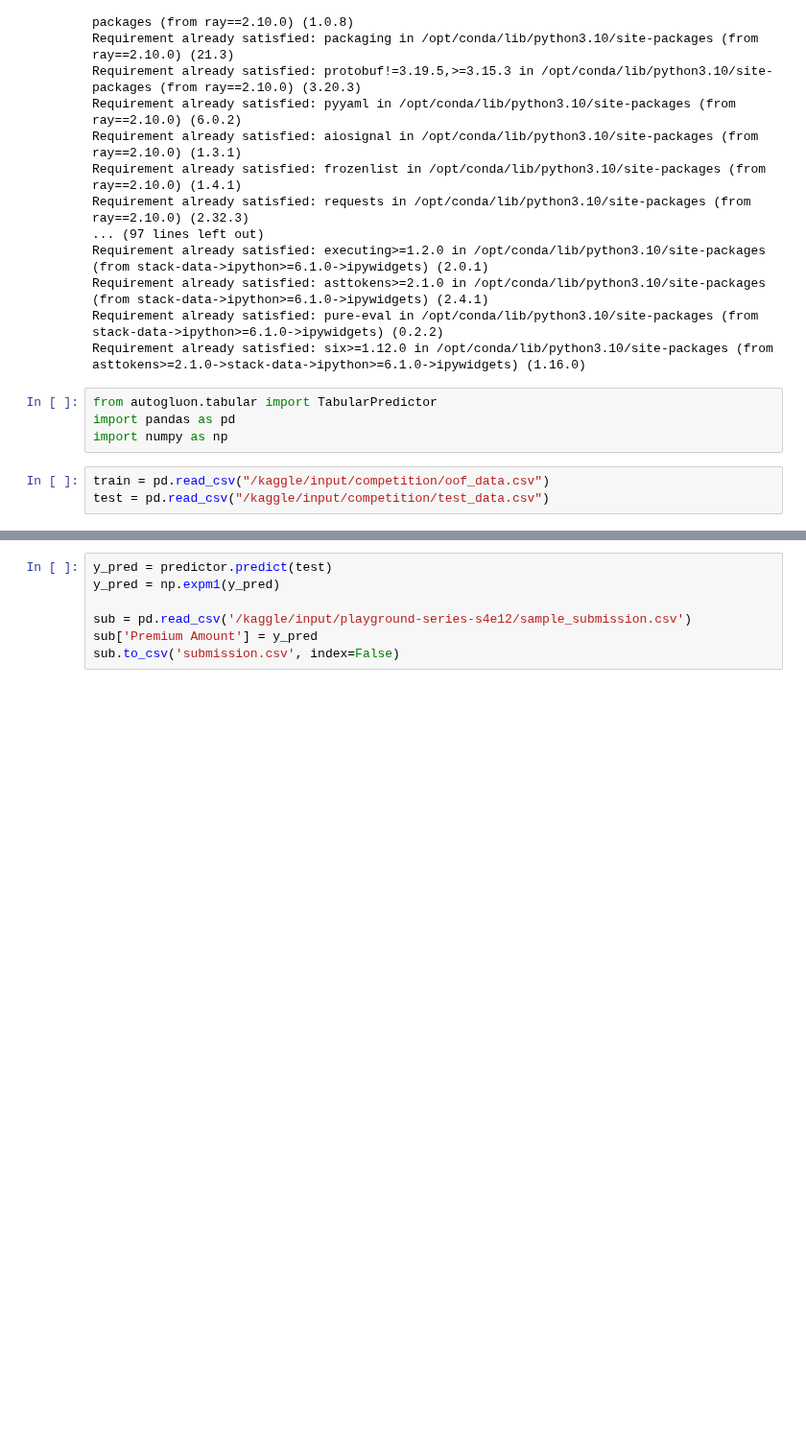
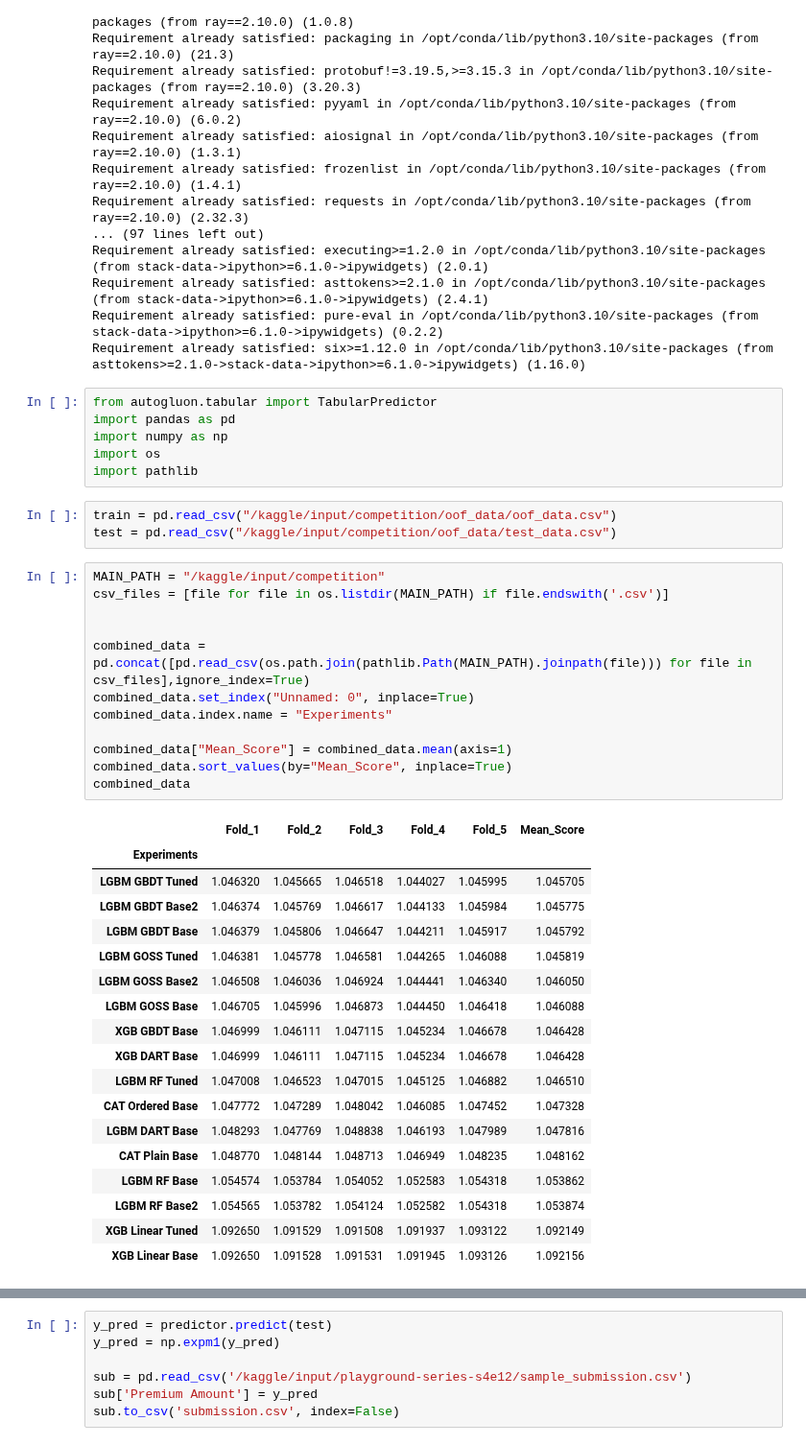
Before and after one commit to egonos/Data-Science-Projects, a Jupyter notebook: Kaggle Competitions/Kaggle Playground S4E12/Notebooks/Autogluon Prediction.ipynb, the cells around one changed output, grey strips where cells are left out. Shown at 96% size. Saved outputs shown, nothing was run; the diff lists cells and outputs as text; blank space fills up the shorter version.

```diff
--- a/Kaggle Competitions/Kaggle Playground S4E12/Notebooks/Autogluon Prediction.ipynb
+++ b/Kaggle Competitions/Kaggle Playground S4E12/Notebooks/Autogluon Prediction.ipynb
@@ -24,9 +24,42 @@ Requirement already satisfied: six>=1.12.0 in /opt/conda/lib/python3.10/site-pac
 from autogluon.tabular import TabularPredictor
 import pandas as pd
 import numpy as np
+import os
+import pathlib
 # %%
-train = pd.read_csv("/kaggle/input/competition/oof_data.csv")
-test = pd.read_csv("/kaggle/input/competition/test_data.csv")
+train = pd.read_csv("/kaggle/input/competition/oof_data/oof_data.csv")
+test = pd.read_csv("/kaggle/input/competition/oof_data/test_data.csv")
+# %%
+MAIN_PATH = "/kaggle/input/competition"
+csv_files = [file for file in os.listdir(MAIN_PATH) if file.endswith('.csv')]
+
+
+combined_data = pd.concat([pd.read_csv(os.path.join(pathlib.Path(MAIN_PATH).joinpath(file))) for file in csv_files],ignore_index=True)
+combined_data.set_index("Unnamed: 0", inplace=True)
+combined_data.index.name = "Experiments"
+
+combined_data["Mean_Score"] = combined_data.mean(axis=1)
+combined_data.sort_values(by="Mean_Score", inplace=True)
+combined_data
+# %% [output]
+|  | Fold_1 | Fold_2 | Fold_3 | Fold_4 | Fold_5 | Mean_Score |
+| Experiments |  |  |  |  |  |  |
+| LGBM GBDT Tuned | 1.046320 | 1.045665 | 1.046518 | 1.044027 | 1.045995 | 1.045705 |
+| LGBM GBDT Base2 | 1.046374 | 1.045769 | 1.046617 | 1.044133 | 1.045984 | 1.045775 |
+| LGBM GBDT Base | 1.046379 | 1.045806 | 1.046647 | 1.044211 | 1.045917 | 1.045792 |
+| LGBM GOSS Tuned | 1.046381 | 1.045778 | 1.046581 | 1.044265 | 1.046088 | 1.045819 |
+| LGBM GOSS Base2 | 1.046508 | 1.046036 | 1.046924 | 1.044441 | 1.046340 | 1.046050 |
+| LGBM GOSS Base | 1.046705 | 1.045996 | 1.046873 | 1.044450 | 1.046418 | 1.046088 |
+| XGB GBDT Base | 1.046999 | 1.046111 | 1.047115 | 1.045234 | 1.046678 | 1.046428 |
+| XGB DART Base | 1.046999 | 1.046111 | 1.047115 | 1.045234 | 1.046678 | 1.046428 |
+| LGBM RF Tuned | 1.047008 | 1.046523 | 1.047015 | 1.045125 | 1.046882 | 1.046510 |
+| CAT Ordered Base | 1.047772 | 1.047289 | 1.048042 | 1.046085 | 1.047452 | 1.047328 |
+| LGBM DART Base | 1.048293 | 1.047769 | 1.048838 | 1.046193 | 1.047989 | 1.047816 |
+| CAT Plain Base | 1.048770 | 1.048144 | 1.048713 | 1.046949 | 1.048235 | 1.048162 |
+| LGBM RF Base | 1.054574 | 1.053784 | 1.054052 | 1.052583 | 1.054318 | 1.053862 |
+| LGBM RF Base2 | 1.054565 | 1.053782 | 1.054124 | 1.052582 | 1.054318 | 1.053874 |
+| XGB Linear Tuned | 1.092650 | 1.091529 | 1.091508 | 1.091937 | 1.093122 | 1.092149 |
+| XGB Linear Base | 1.092650 | 1.091528 | 1.091531 | 1.091945 | 1.093126 | 1.092156 |
 # %%
 predictor = TabularPredictor(label='Premium_Amount',
                             eval_metric='rmse',
```
Also changed, not shown: parts of 2 cells of this notebook.
